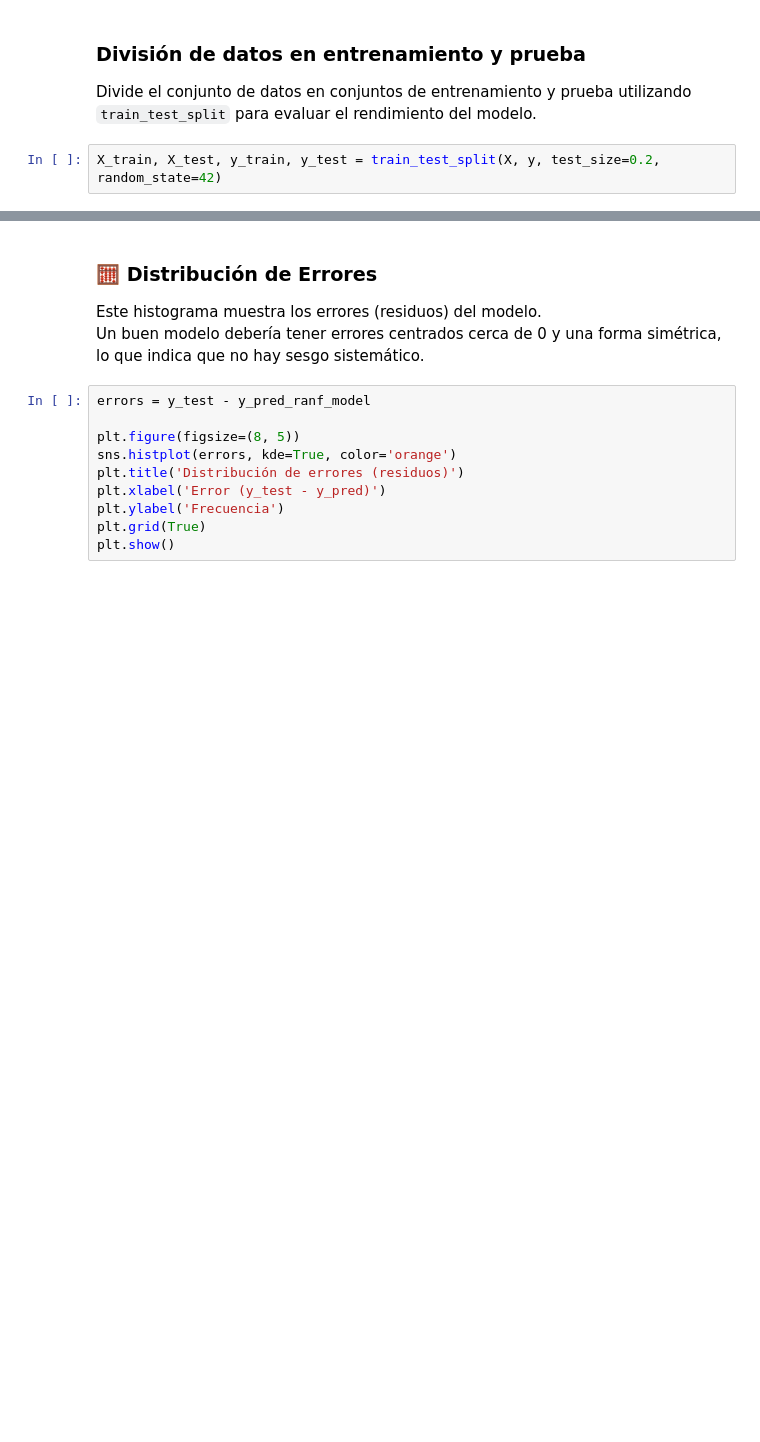
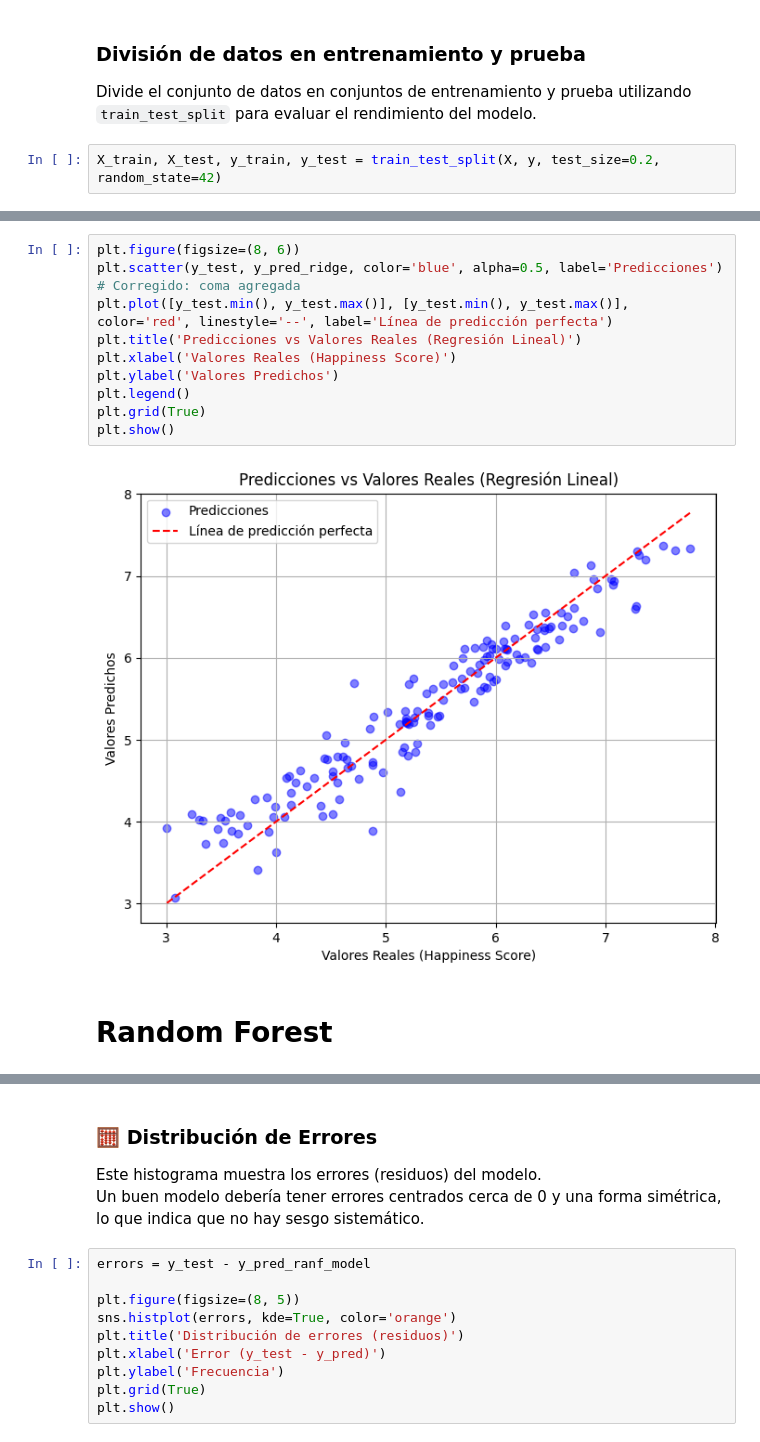
Before and after one commit to luzangelacarabali/ml-data-streaming, a Jupyter notebook: cuaderno/03_modelo.ipynb, the cells around one changed output, grey strips where cells are left out. Saved outputs shown, nothing was run; the diff lists cells and outputs as text; blank space fills up the shorter version.

```diff
--- a/cuaderno/03_modelo.ipynb
+++ b/cuaderno/03_modelo.ipynb
@@ -181,0 +233,14 @@ R²:  0.7506334847627125
+# %%
+plt.figure(figsize=(8, 6))
+plt.scatter(y_test, y_pred_ridge, color='blue', alpha=0.5, label='Predicciones')  # Corregido: coma agregada
+plt.plot([y_test.min(), y_test.max()], [y_test.min(), y_test.max()], color='red', linestyle='--', label='Línea de predicción perfecta')
+plt.title('Predicciones vs Valores Reales (Regresión Lineal)')
+plt.xlabel('Valores Reales (Happiness Score)')
+plt.ylabel('Valores Predichos')
+plt.legend()
+plt.grid(True)
+plt.show()
+# %% [output]
+[figure, added]
+# %% [markdown]
+# Random Forest
```
Also changed, not shown: parts of 36 cells of this notebook, 7 other files.
